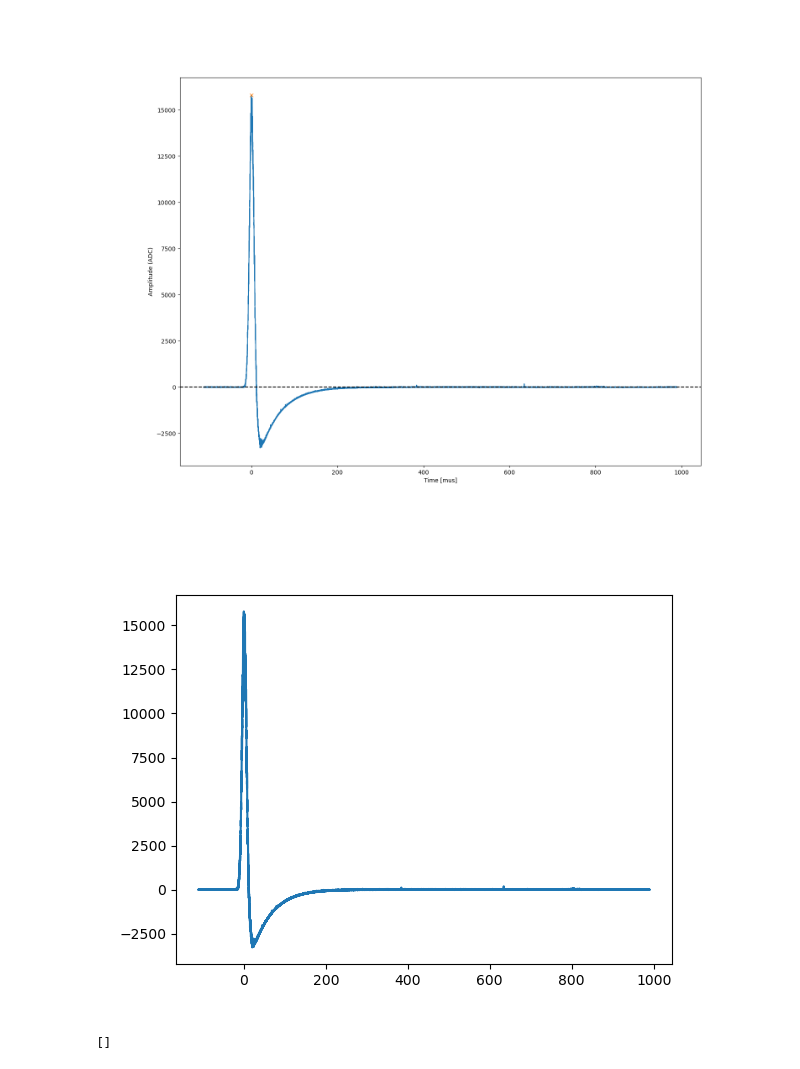
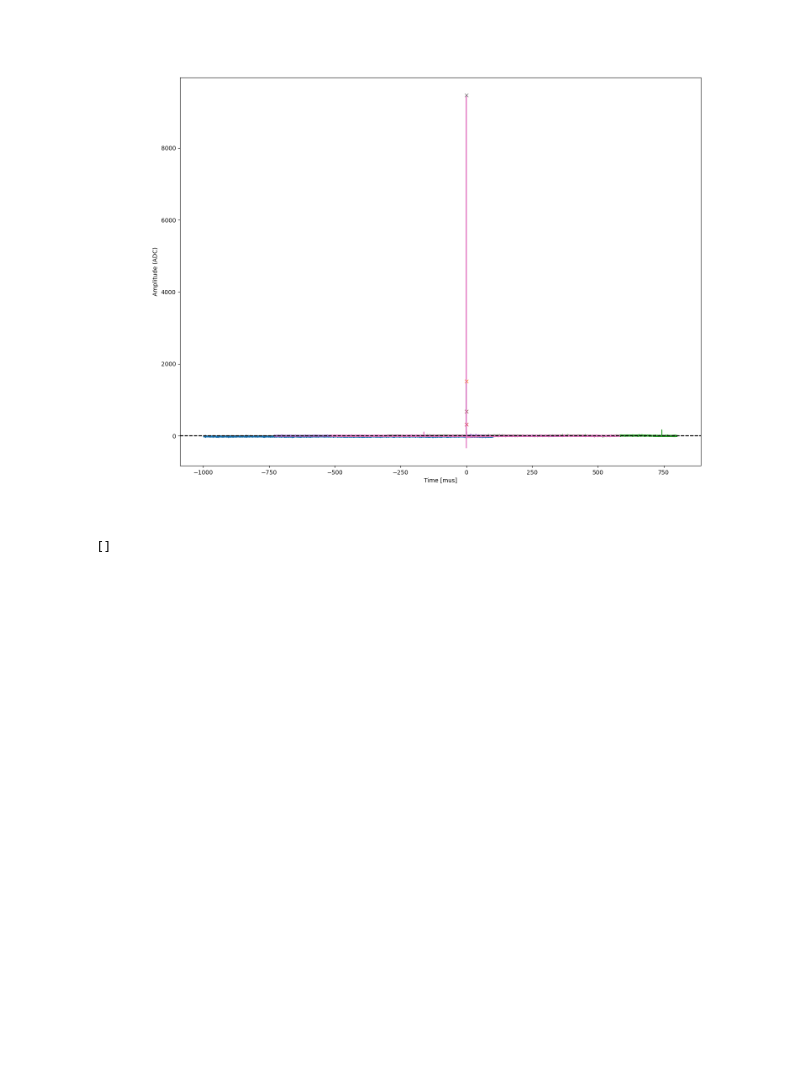
Before and after one commit to kvjmistry/DoubleBeta, a Jupyter notebook: Alphas/notebooks/StudyRawWaveforms.ipynb, the cells around one changed output. Drawn from its saved outputs; the diff is of its cells as text; code cells hidden in the pictures; blank space fills up the shorter version.

```diff
--- a/Alphas/notebooks/StudyRawWaveforms.ipynb
+++ b/Alphas/notebooks/StudyRawWaveforms.ipynb
@@ -28,5 +38,5 @@ def find_highest_wf(wfs, event_number):
 # %%
-def sum_wf(wfs, event_number):
+def sum_wf1(wfs, event_number):
     assert len(wfs.shape) == 3, "input must be 3-dimensional"
 
     wfs   = wfs[event_number]
@@ -49,6 +59,10 @@ def sum_wf(wfs):
     return element_wise_sum
 # %%
 path = "../data/run_13852_0000_ldc1_trg0.waveforms.h5"
+
+path = "../data/run_14180_0077_ldc7_trg0.waveforms.h5"
+
+# path = "../data/xenon/run_14385_0000_ldc1_trg0.waveforms.h5"
 
 raw_evts = pd.read_hdf(path, '/Run/events')
 display(raw_evts)
@@ -92,0 +114,7 @@ def lowpass_filter(data, cutoff, fs, order=5):
+# %%
+# Load in the database for SiPMs
+detector_db = "next100"
+datasipm = load_db.DataSiPM(detector_db, 13852)
+datapmt = load_db.DataPMT(detector_db, 13852)
+display(datasipm)
+display(datapmt)
@@ -93,11 +152,16 @@ def lowpass_filter(data, cutoff, fs, order=5):
 # %%
 %matplotlib widget
 # good events: 4,5,  37
-event_number = 10
+event_number = 23
+
 with tb.open_file(path) as file:
     wf_pmt  = find_highest_wf(file.root.RD. pmtrwf, event_number)
     # wf_blr  = find_highest_wf(file.root.RD. pmt_baselines, event_number)
-    wf_sipm = find_highest_wf(file.root.RD.sipmrwf, event_number)
+    highest_sipm = find_highest_sipm(file.root.RD.sipmrwf, event_number)
+
+    x_pos = datasipm.iloc[highest_sipm].X
+    y_pos = datasipm.iloc[highest_sipm].Y
+    print(x_pos, y_pos)
 
     # wf_blr_sum = [list(map(sum, zip(*rows))) for rows in zip(*file.root.RD.pmtblr[8])]
 
@@ -132,20 +199,20 @@ with tb.open_file(path) as file:
 # %%
 # good events: 4,5,  37
 %matplotlib widget
-event_number = 10
+event_number = 0
 wf_sum=0
 
 _, (ax1) = plt.subplots(1, 1, sharex=True, figsize=(16, 12))
 
 for event_number in range(len(raw_evts.evt_number.unique())):
     with tb.open_file(path) as file:
-        wf_pmt  = sum_wf(file.root.RD. pmtrwf, event_number)
-        wf_sipm = sum_wf(file.root.RD.sipmrwf, event_number)
+        wf_pmt  = sum_wf1(file.root.RD. pmtrwf, event_number)
+        wf_sipm = sum_wf1(file.root.RD.sipmrwf, event_number)
 
         # wf_blr_sum = [list(map(sum, zip(*rows))) for rows in zip(*file.root.RD.pmtblr[8])]
 
-        if (event_number != 10):
-            continue
+        # if (event_number != 19):
+        #     continue
 
         sp_pmt  = 25e-3 # sampling period in mus
         sp_sipm = 1     # sampling period in mus
@@ -169,37 +236,36 @@ for event_number in range(len(raw_evts.evt_number.unique())):
         peaks, _ = find_peaks(wf_pmt, height=300, distance=4000)
 
         if (len(peaks) > 1):
             continue
 
         if (len(peaks) < 1):
             continue
 
         if (event_number==0):
             wf_sum = wf_pmt
         else:
             wf_sum = wf_sum+wf_pmt
 
 
         ax1.plot(t_pmt - t_pmt[peaks][0] , wf_pmt, label = "PMT"); ax1.set_ylabel("Amplitude (ADC)")
         ax1.plot(t_pmt[peaks] - t_pmt[peaks][0], wf_pmt[peaks], 'x', label='Peaks')
         # ax3.plot(t_sipm, wf_sipm, label = "SiPM"); ax3.set_xlabel("Time ($\mu$s)");ax3.set_ylabel("Amplitude (ADC)")
 
         # ax1.legend(loc = "upper right")
         # ax3.legend(loc = "upper right")
         # plt.savefig(f"../plots/raw/run_13852_event{event_number}.png")
 
         # ax1.semilogy()
         ax1.set_xlabel("Time [mus]")
         ax1.axhline(y=0, color='black', linestyle='--')
 
 
 
-plt.figure()
-plt.plot(t_pmt - t_pmt[peaks][0] , wf_sum);
+# plt.figure()
+# plt.plot(t_pmt - t_pmt[peaks][0] , wf_sum);
 # plt.semilogy()
 # %% [output]
-[figure, old version]
+[figure, new version]
-[figure, removed]
 # %%
 # Now plot BLR version of the file
 
```
Also changed, not shown: parts of 15 cells of this notebook, 4 other files.
